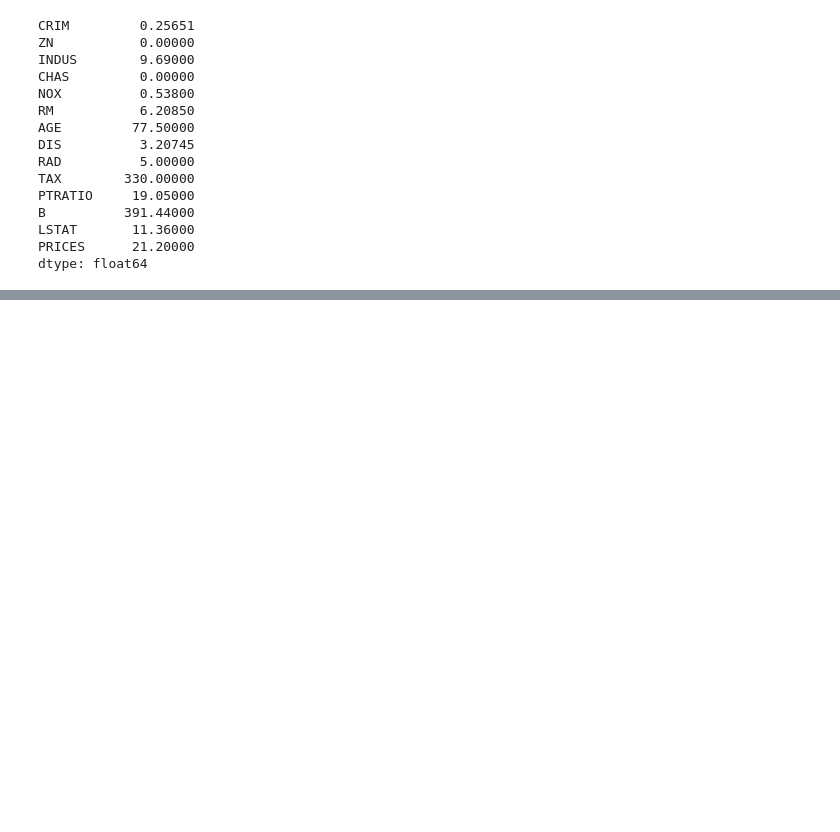
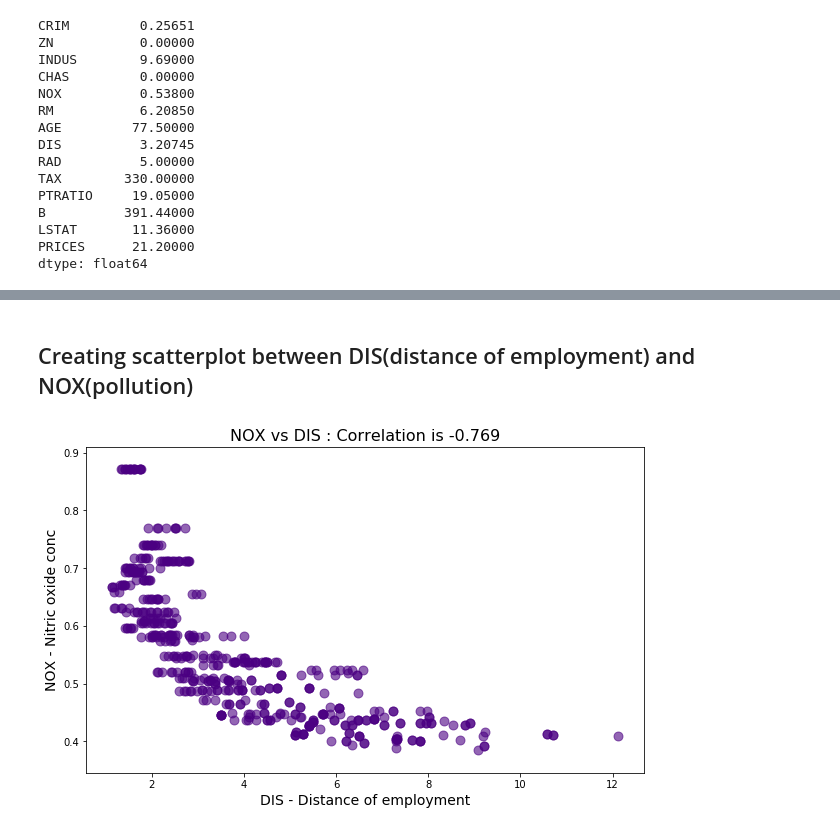
Before and after one commit to Nagaraj-U/Boston-Houseprice-Predictions, a Jupyter notebook: Boston_HousePrices_Prediction.ipynb, the cells around one changed output, grey strips where cells are left out. Drawn from its saved outputs; the diff is of its cells as text; code cells hidden in the pictures; blank space fills up the shorter version.

```diff
--- a/Boston_HousePrices_Prediction.ipynb
+++ b/Boston_HousePrices_Prediction.ipynb
@@ -443,0 +509,12 @@ data.describe()
+# %% [markdown]
+## Creating scatterplot between DIS(distance of employment) and NOX(pollution)
+# %%
+plt.figure(figsize=(10,6))
+dis_nox_corr = round(data['NOX'].corr(data['DIS']),3)
+plt.scatter(x=data['DIS'],y=data['NOX'],alpha=0.6,c='indigo',s=80)
+plt.title(f'NOX vs DIS : Correlation is {dis_nox_corr}',fontsize=16)
+plt.xlabel('DIS - Distance of employment',fontsize=14)
+plt.ylabel('NOX - Nitric oxide conc',fontsize=14)
+plt.show()
+# %% [output]
+[figure, added]
```
Also changed, not shown: parts of 17 cells of this notebook.
